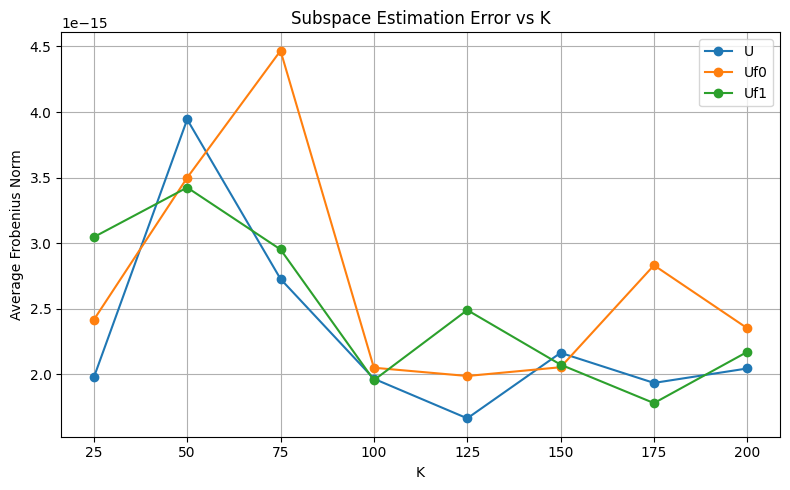
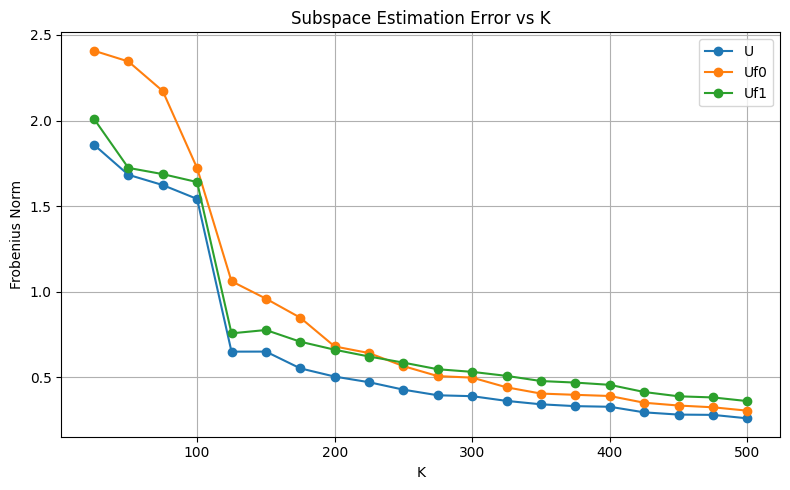
Unified diff of the notebook cell whose output changed from the first chart to the second:
--- before
+++ after
@@ -2,10 +2,7 @@
 
 for matrix, group in df.groupby("matrix"):
-    # Average across replicates if there are multiple rows per K
-    avg = group.groupby("K", as_index=False)["frob_norm"].mean()
-
     plt.plot(
-        avg["K"],
-        avg["frob_norm"],
+        group["K"],
+        group["frob_norm"],
         marker="o",
         label=matrix
@@ -13,5 +10,5 @@
 
 plt.xlabel("K")
-plt.ylabel("Average Frobenius Norm")
+plt.ylabel("Frobenius Norm")
 plt.title("Subspace Estimation Error vs K")
 plt.legend()

Commit: irlb test for speed